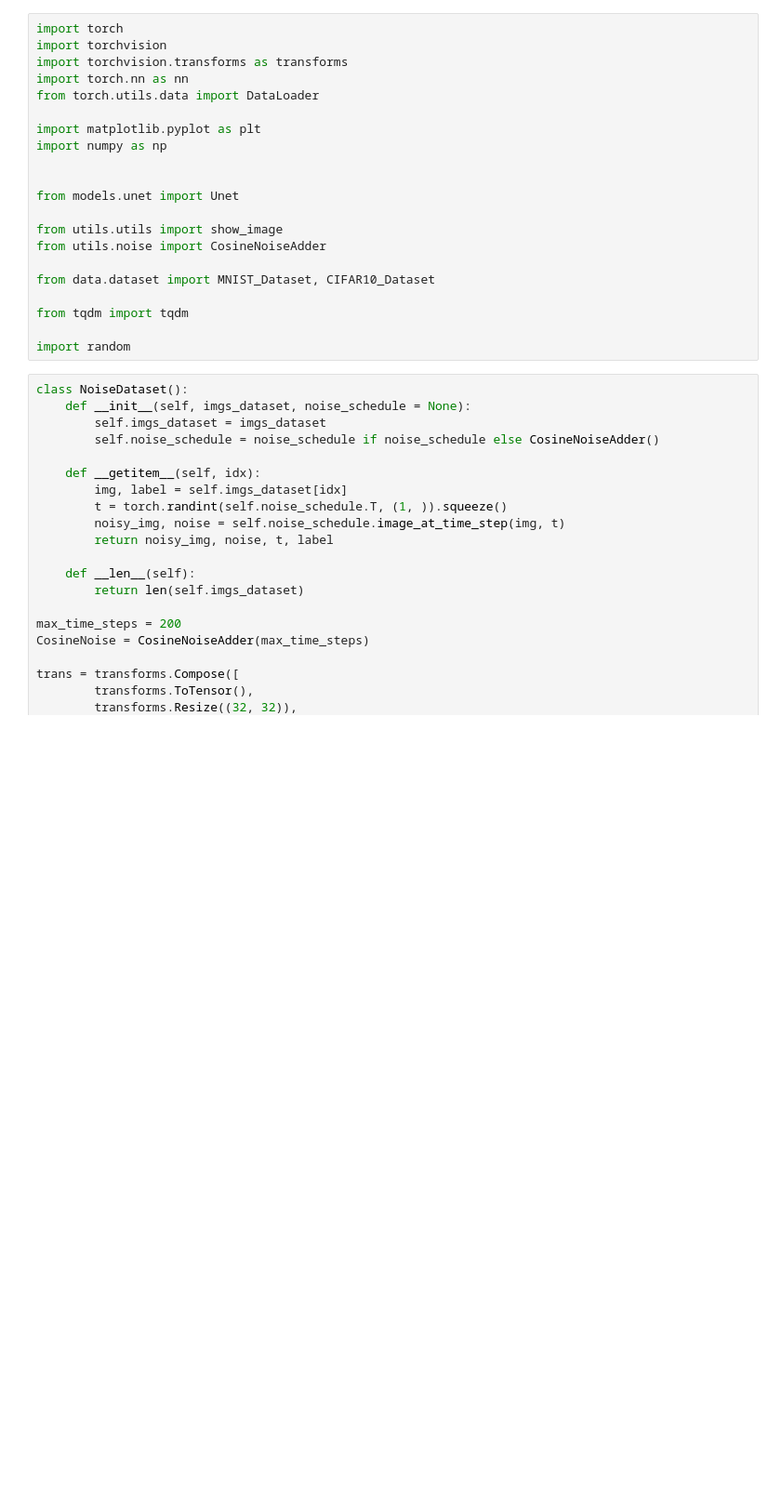
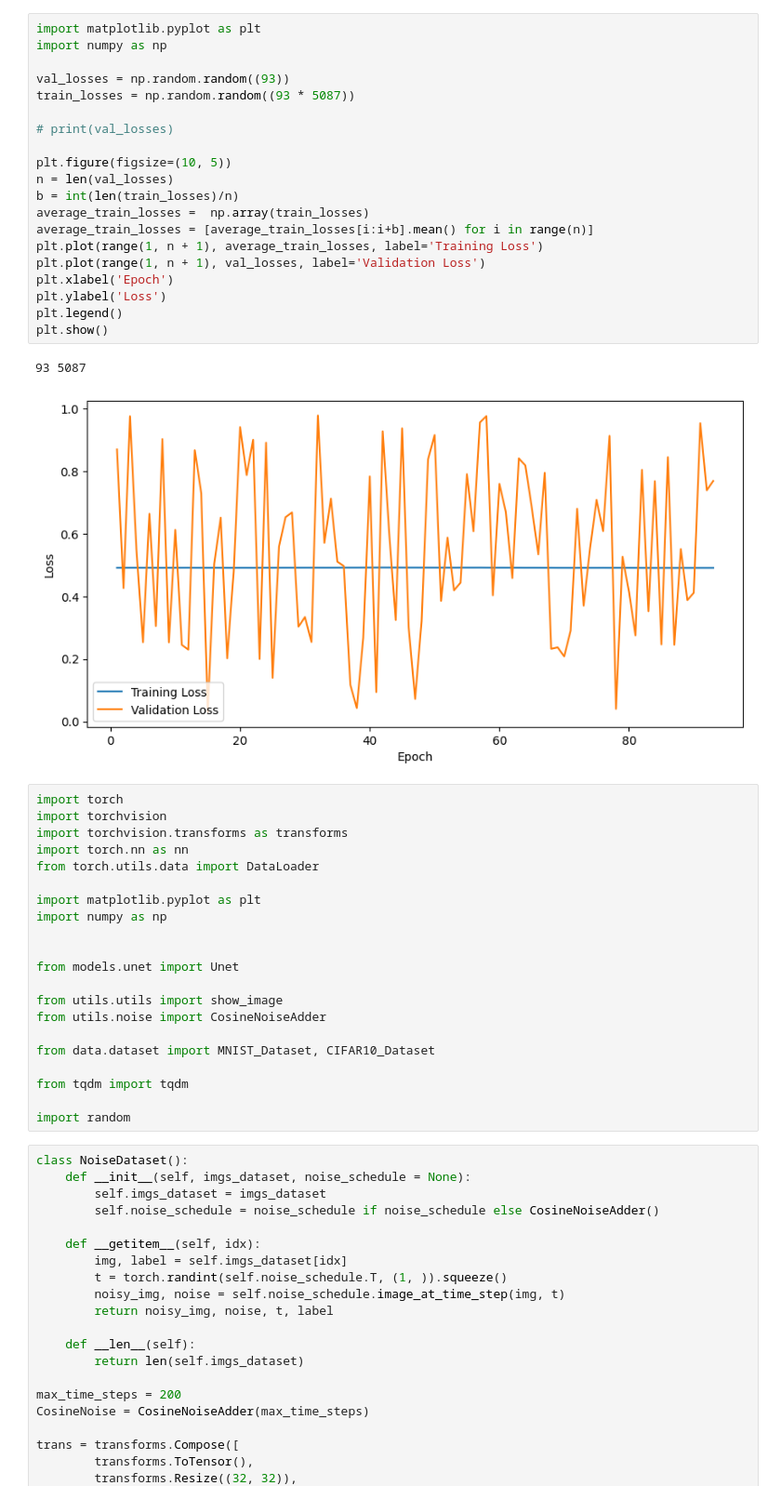
Before and after one commit to Nasotro/Diffusion-Implementation, a Jupyter notebook: tests.ipynb, the cells around one changed output. Shown at 93% size. Cells and saved outputs as stored; diff of their text form; blank space fills up the shorter version.

Commit message:
train vae script

```diff
--- a/tests.ipynb
+++ b/tests.ipynb
@@ -1,3 +1,26 @@
+# %%
+import matplotlib.pyplot as plt
+import numpy as np
+
+val_losses = np.random.random((93))
+train_losses = np.random.random((93 * 5087))
+
+# print(val_losses)
+
+plt.figure(figsize=(10, 5))
+n = len(val_losses)
+b = int(len(train_losses)/n)
+average_train_losses =  np.array(train_losses)
+average_train_losses = [average_train_losses[i:i+b].mean() for i in range(n)]
+plt.plot(range(1, n + 1), average_train_losses, label='Training Loss')
+plt.plot(range(1, n + 1), val_losses, label='Validation Loss')
+plt.xlabel('Epoch')
+plt.ylabel('Loss')
+plt.legend()
+plt.show()
+# %% [output]
+93 5087
+[figure, added]
 # %%
 import torch
 import torchvision
```
Also changed, not shown: 3 other files.
